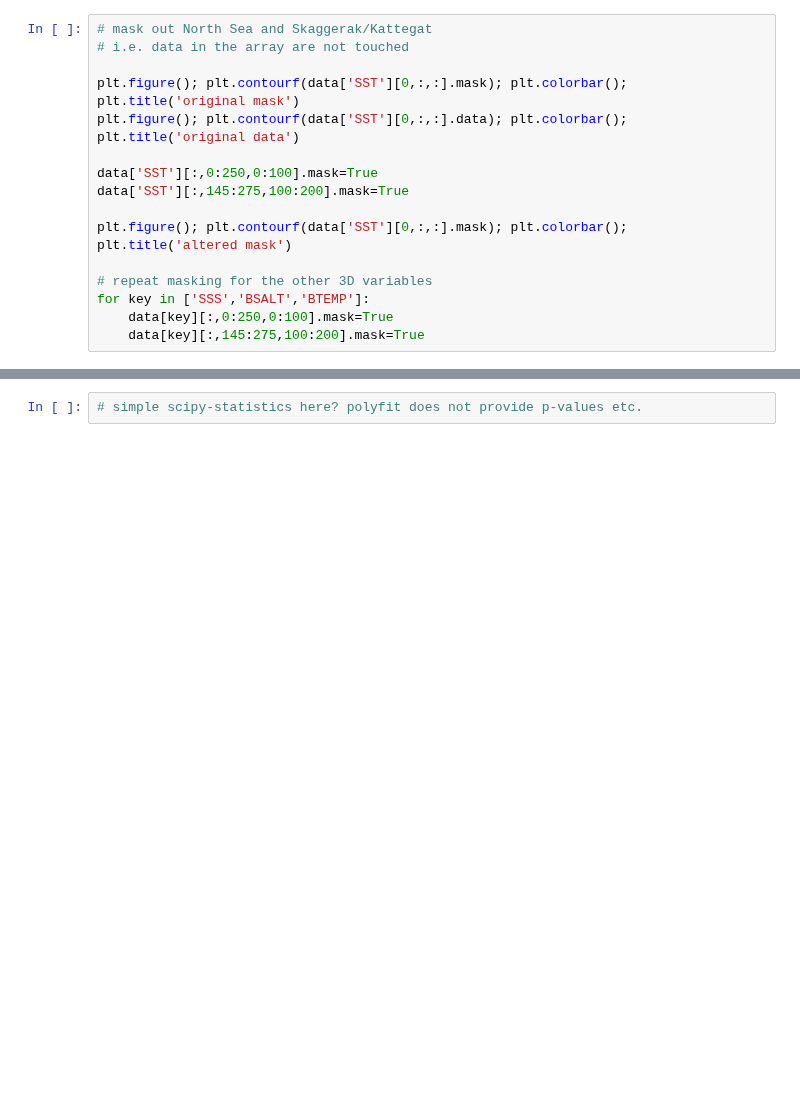
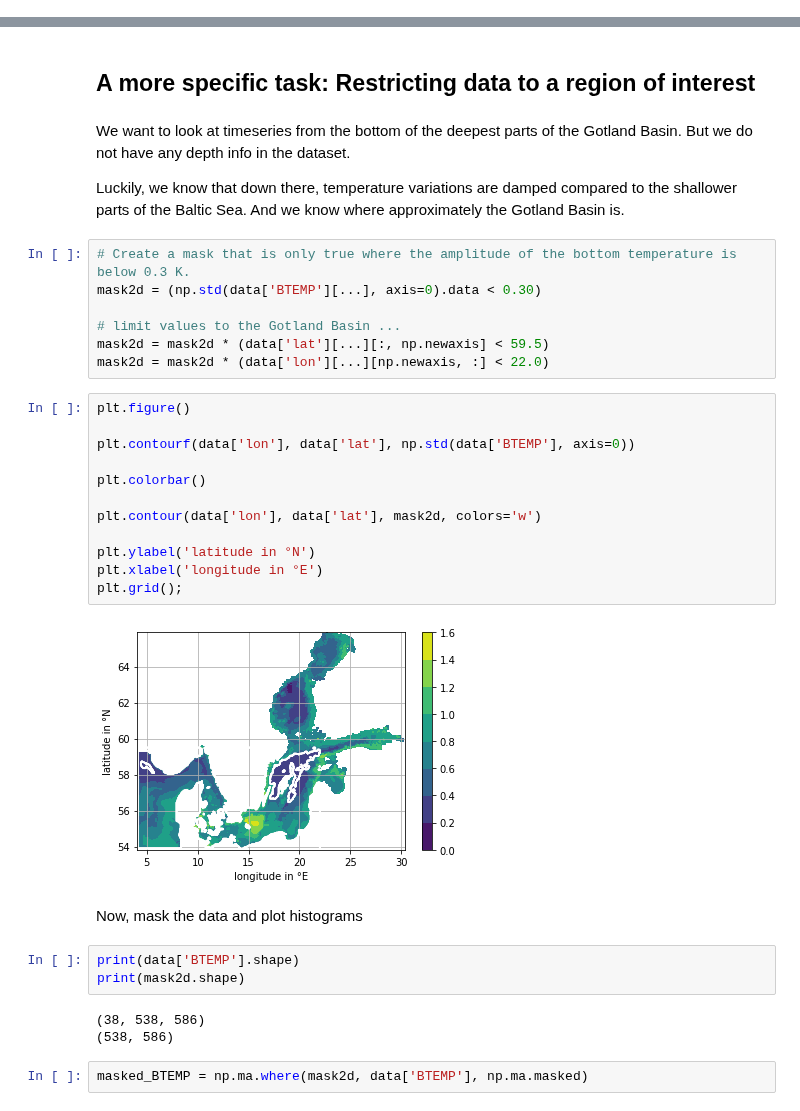
Before and after one commit to geomar-od/python-intro-201804, a Jupyter notebook: session-02_part-02_read_and_plot_Baltic_hydrography.ipynb, the cells around one changed output, grey strips where cells are left out. Drawn from its saved outputs; the diff is of its cells as text; blank space fills up the shorter version.

```diff
--- a/session-02_part-02_read_and_plot_Baltic_hydrography.ipynb
+++ b/session-02_part-02_read_and_plot_Baltic_hydrography.ipynb
@@ -158,16 +91,0 @@ plt.title('sea-surface temperate at '+str(data['date'][ti]))
-# %%
-# mask out North Sea and Skaggerak/Kattegat
-# i.e. data in the array are not touched
-
-plt.figure(); plt.contourf(data['SST'][0,:,:].mask); plt.colorbar(); plt.title('original mask')
-plt.figure(); plt.contourf(data['SST'][0,:,:].data); plt.colorbar(); plt.title('original data')
-
-data['SST'][:,0:250,0:100].mask=True
-data['SST'][:,145:275,100:200].mask=True
-
-plt.figure(); plt.contourf(data['SST'][0,:,:].mask); plt.colorbar(); plt.title('altered mask')
-
-# repeat masking for the other 3D variables
-for key in ['SSS','BSALT','BTEMP']:
-    data[key][:,0:250,0:100].mask=True
-    data[key][:,145:275,100:200].mask=True
@@ -259,2 +92,37 @@ ti         int         10
-# %%
-# simple scipy-statistics here? polyfit does not provide p-values etc.
+# %% [markdown]
+## A more specific task: Restricting data to a region of interest
+# %% [markdown]
+We want to look at timeseries from the bottom of the deepest parts of the Gotland Basin.  But we do not have any depth info in the dataset.
+
+Luckily, we know that down there, temperature variations are damped compared to the shallower parts of the Baltic Sea.  And we know where approximately the Gotland Basin is.
+# %%
+# Create a mask that is only true where the amplitude of the bottom temperature is below 0.3 K.
+mask2d = (np.std(data['BTEMP'][...], axis=0).data < 0.30)
+
+# limit values to the Gotland Basin ...
+mask2d = mask2d * (data['lat'][...][:, np.newaxis] < 59.5)
+mask2d = mask2d * (data['lon'][...][np.newaxis, :] < 22.0)
+# %%
+plt.figure()
+
+plt.contourf(data['lon'], data['lat'], np.std(data['BTEMP'], axis=0))
+
+plt.colorbar()
+
+plt.contour(data['lon'], data['lat'], mask2d, colors='w')
+
+plt.ylabel('latitude in °N')
+plt.xlabel('longitude in °E')
+plt.grid();
+# %% [output]
+[figure, added]
+# %% [markdown]
+Now, mask the data and plot histograms
+# %%
+print(data['BTEMP'].shape)
+print(mask2d.shape)
+# %% [output]
+(38, 538, 586)
+(538, 586)
+# %%
+masked_BTEMP = np.ma.where(mask2d, data['BTEMP'], np.ma.masked)
```
Also changed, not shown: parts of 31 cells of this notebook.
